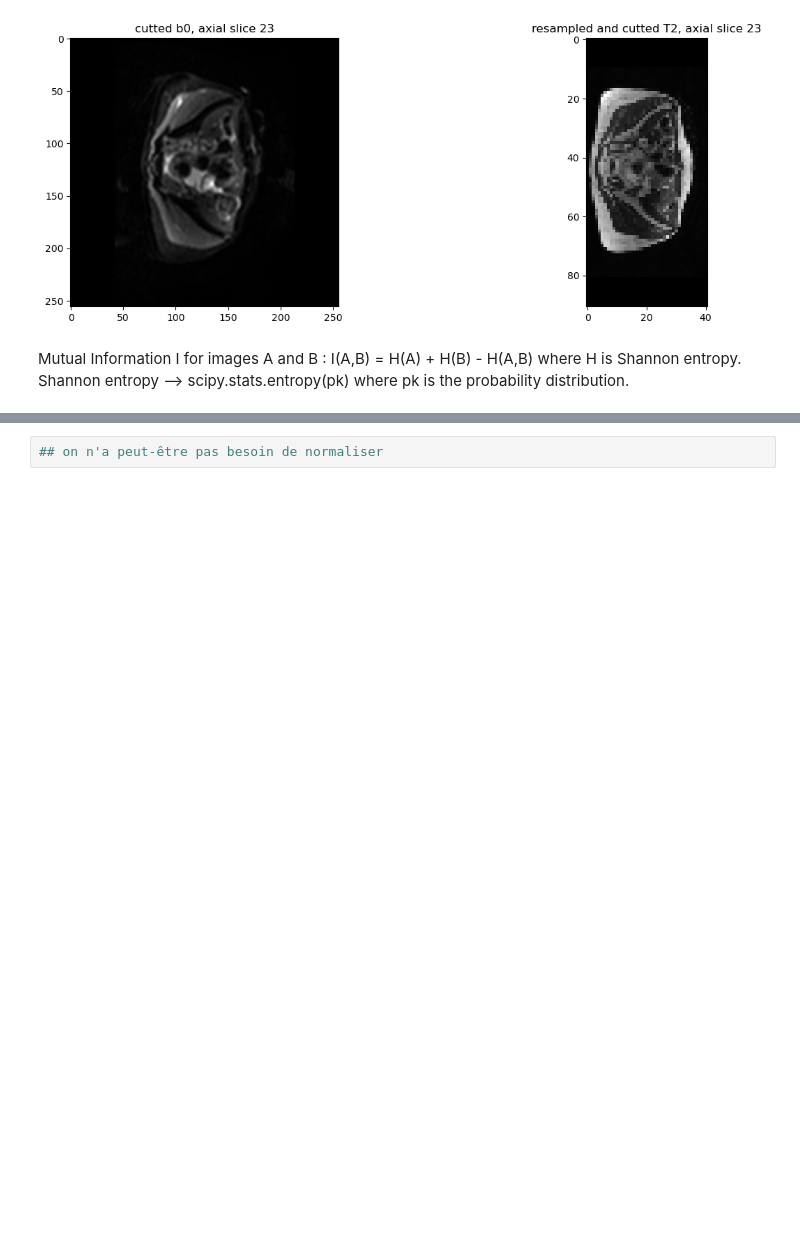
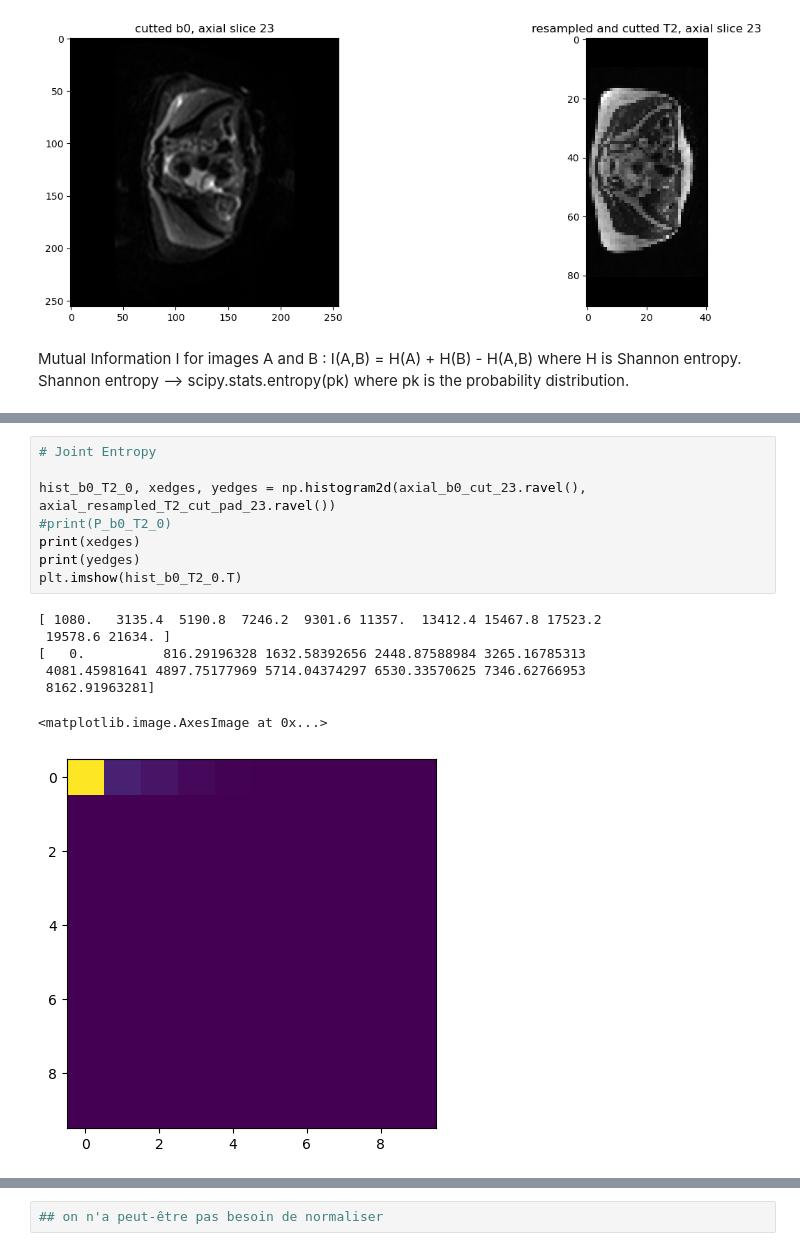
Before and after one commit to CharlineCuraut/Registration_IRM_T2_DWI_b0, a Jupyter notebook: registration_IRM_T2_DWI_b0.ipynb, the cells around one changed output, grey strips where cells are left out. Drawn from its saved outputs; the diff is of its cells as text; blank space fills up the shorter version.

```diff
--- a/registration_IRM_T2_DWI_b0.ipynb
+++ b/registration_IRM_T2_DWI_b0.ipynb
@@ -475,0 +538,16 @@ print(H_T2_0)
+# %%
+# Joint Entropy
+
+hist_b0_T2_0, xedges, yedges = np.histogram2d(axial_b0_cut_23.ravel(), axial_resampled_T2_cut_pad_23.ravel())
+#print(P_b0_T2_0)
+print(xedges)
+print(yedges)
+plt.imshow(hist_b0_T2_0.T)
+# %% [output]
+[ 1080.   3135.4  5190.8  7246.2  9301.6 11357.  13412.4 15467.8 17523.2
+ 19578.6 21634. ]
+[   0.          816.29196328 1632.58392656 2448.87588984 3265.16785313
+ 4081.45981641 4897.75177969 5714.04374297 6530.33570625 7346.62766953
+ 8162.91963281]
+<matplotlib.image.AxesImage at 0x...>
+[figure, added]
```
Also changed, not shown: parts of 10 cells of this notebook.
